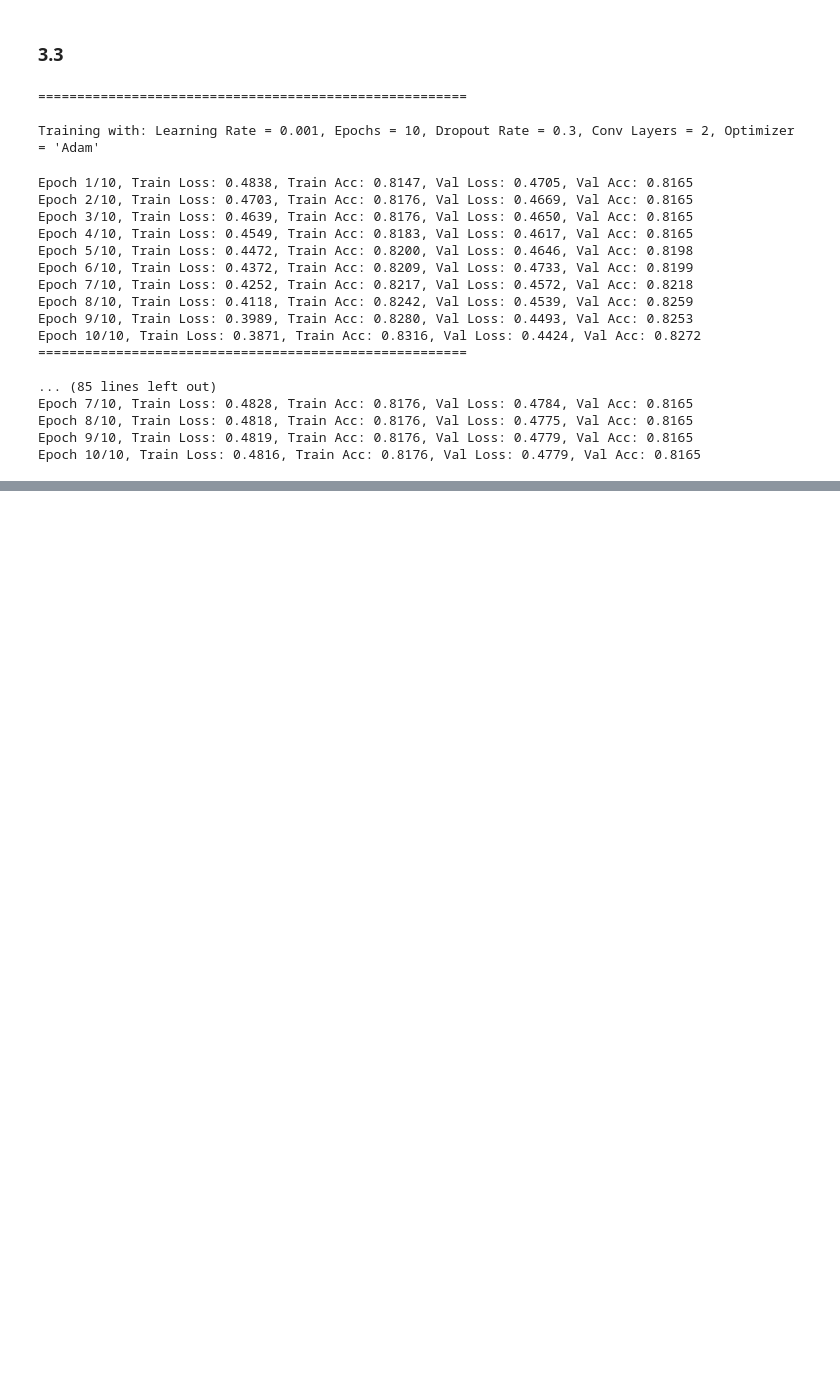
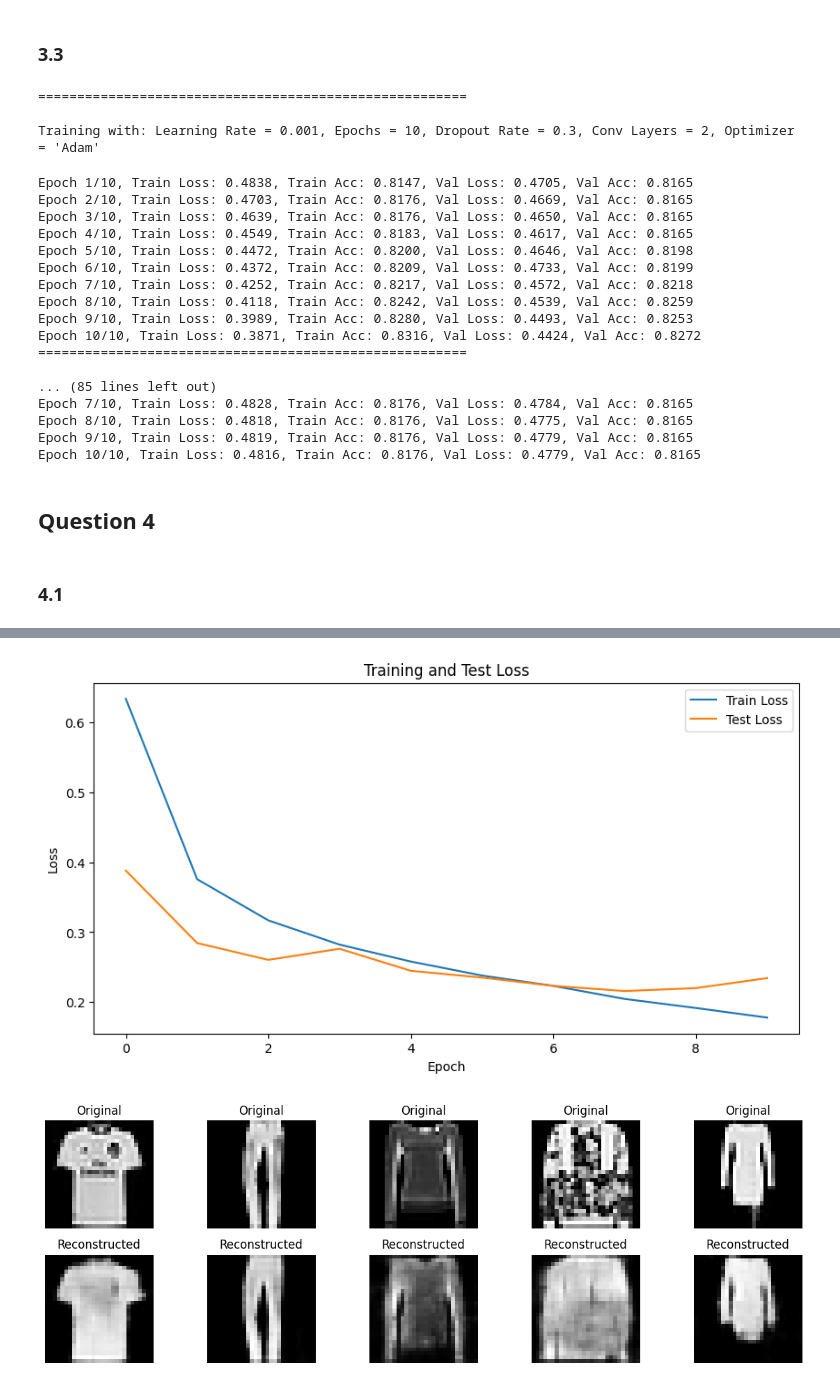
Before and after one commit to pingu-73/smai, a Jupyter notebook: assignments/4/check.ipynb, the cells around one changed output, grey strips where cells are left out. Cells and saved outputs as stored; diff of their text form; code cells hidden in the pictures; blank space fills up the shorter version.

```diff
--- a/assignments/4/check.ipynb
+++ b/assignments/4/check.ipynb
@@ -987,3 +989,7 @@ Epoch 7/10, Train Loss: 0.4828, Train Acc: 0.8176, Val Loss: 0.4784, Val Acc: 0.
 Epoch 8/10, Train Loss: 0.4818, Train Acc: 0.8176, Val Loss: 0.4775, Val Acc: 0.8165
 Epoch 9/10, Train Loss: 0.4819, Train Acc: 0.8176, Val Loss: 0.4779, Val Acc: 0.8165
 Epoch 10/10, Train Loss: 0.4816, Train Acc: 0.8176, Val Loss: 0.4779, Val Acc: 0.8165
+# %% [markdown]
+## Question 4
+# %% [markdown]
+### 4.1
@@ -989,0 +1190,58 @@ Epoch 10/10, Train Loss: 0.4816, Train Acc: 0.8176, Val Loss: 0.4779, Val Acc: 0
+# %%
+train_data = pd.read_csv('../../data/external/fashion/fashion-mnist_train.csv')
+test_data = pd.read_csv('../../data/external/fashion/fashion-mnist_test.csv')
+train_dataset = FashionMNISTDataset(train_data)
+test_dataset = FashionMNISTDataset(test_data)
+
+# Create data loaders
+batch_size = 64
+train_loader = DataLoader(train_dataset, batch_size=batch_size, shuffle=True)
+test_loader = DataLoader(test_dataset, batch_size=batch_size, shuffle=False)
+
+# Initialize model
+model = CNNAutoencoderClassifier().to(device)
+
+# Train the model
+num_epochs = 10
+train_losses, test_losses = train_model(model, train_loader, test_loader, num_epochs, device)
+
+# Plot training results
+plt.figure(figsize=(10, 5))
+plt.plot(train_losses, label='Train Loss')
+plt.plot(test_losses, label='Test Loss')
+plt.xlabel('Epoch')
+plt.ylabel('Loss')
+plt.title('Training and Test Loss')
+plt.legend()
+plt.show()
+
+    # Visualize some reconstructions
+def visualize_reconstructions(model, test_loader, num_images=5):
+    model.eval()
+    with torch.no_grad():
+        images, labels = next(iter(test_loader))
+        images = images[:num_images].to(device)
+        reconstructed, _ = model(images)
+
+        # Plot original and reconstructed images
+        fig, axes = plt.subplots(2, num_images, figsize=(12, 4))
+        for i in range(num_images):
+            axes[0, i].imshow(images[i].cpu().squeeze(), cmap='gray')
+            axes[0, i].axis('off')
+            axes[0, i].set_title('Original')
+
+            axes[1, i].imshow(reconstructed[i].cpu().squeeze(), cmap='gray')
+            axes[1, i].axis('off')
+            axes[1, i].set_title('Reconstructed')
+
+        plt.tight_layout()
+        plt.show()
+
+# Visualize reconstructions
+visualize_reconstructions(model, test_loader)
+
+# Evaluate final model
+model.eval()
+all_predictions = []
+all_labels = []
+# %% [output]
@@ -989,0 +1258,2 @@ Epoch 10/10, Train Loss: 0.4816, Train Acc: 0.8176, Val Loss: 0.4779, Val Acc: 0
+[figure, added]
+[figure, added]
```
Also changed, not shown: parts of 7 cells of this notebook.
